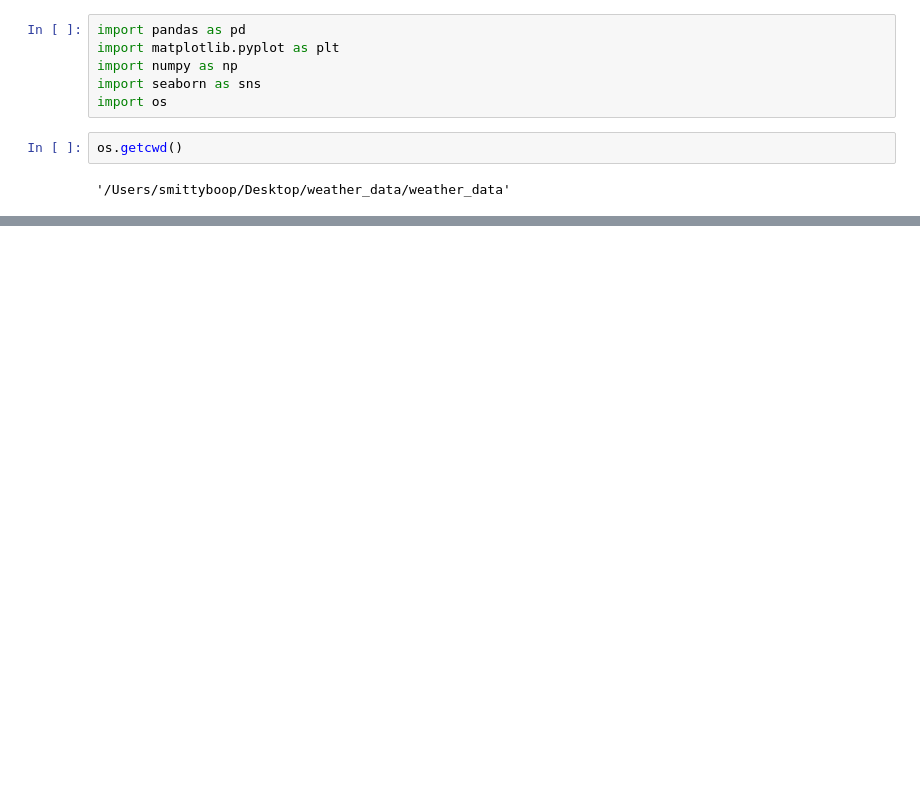
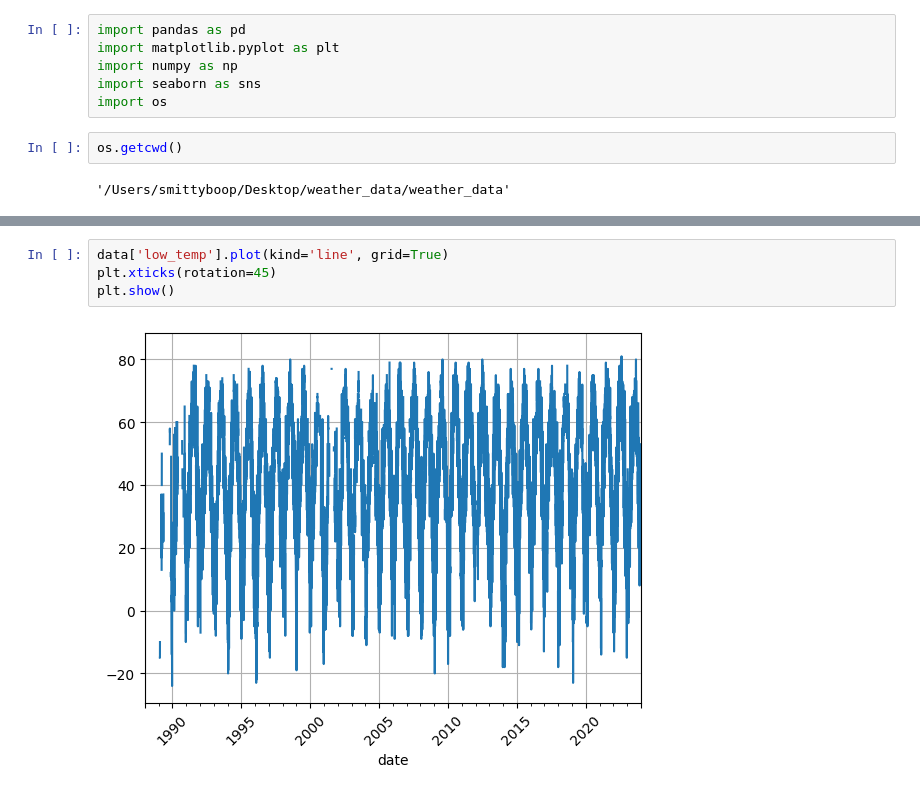
Before and after one commit to SmittyB00p/weather_data, a Jupyter notebook: weather.ipynb, the cells around one changed output, grey strips where cells are left out. Cells and saved outputs as stored; diff of their text form; blank space fills up the shorter version.

```diff
--- a/weather.ipynb
+++ b/weather.ipynb
@@ -19,0 +68,6 @@ FileNotFoundError: [Errno 2] No such file or directory: '/data/weather_data_full
+# %%
+data['low_temp'].plot(kind='line', grid=True)
+plt.xticks(rotation=45)
+plt.show()
+# %% [output]
+[figure, added]
```
Also changed, not shown: parts of 42 cells of this notebook, 1 other file.
